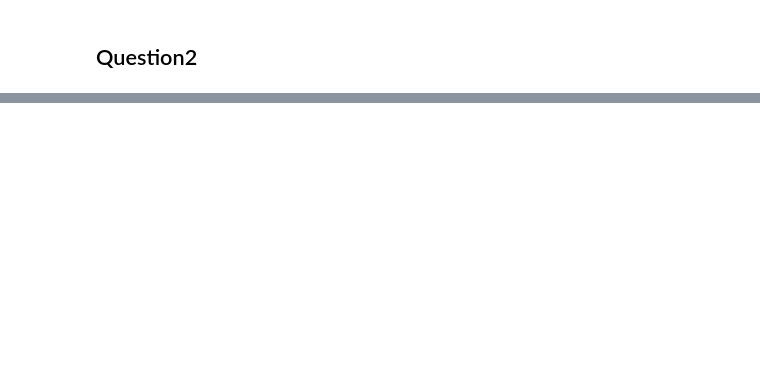
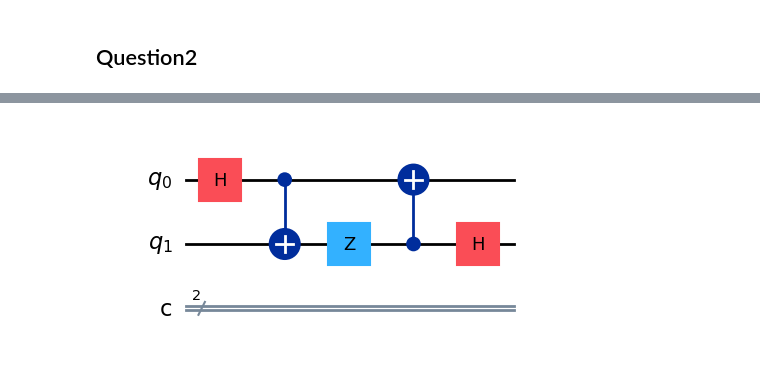
Before and after one commit to Arjun-P-Dinesh/QuantumComputing, a Jupyter notebook: Arjun_503_ETE_LabExamination.ipynb, the cells around one changed output, grey strips where cells are left out. Saved outputs shown, nothing was run; the diff lists cells and outputs as text; code cells hidden in the pictures; blank space fills up the shorter version.

```diff
--- a/Arjun_503_ETE_LabExamination.ipynb
+++ b/Arjun_503_ETE_LabExamination.ipynb
@@ -95,0 +177,5 @@ plt.show()
+# %%
+# Draw the circuit
+qc3.draw('mpl')
+# %% [output]
+[figure, added]
```
Also changed, not shown: parts of 17 cells of this notebook.
